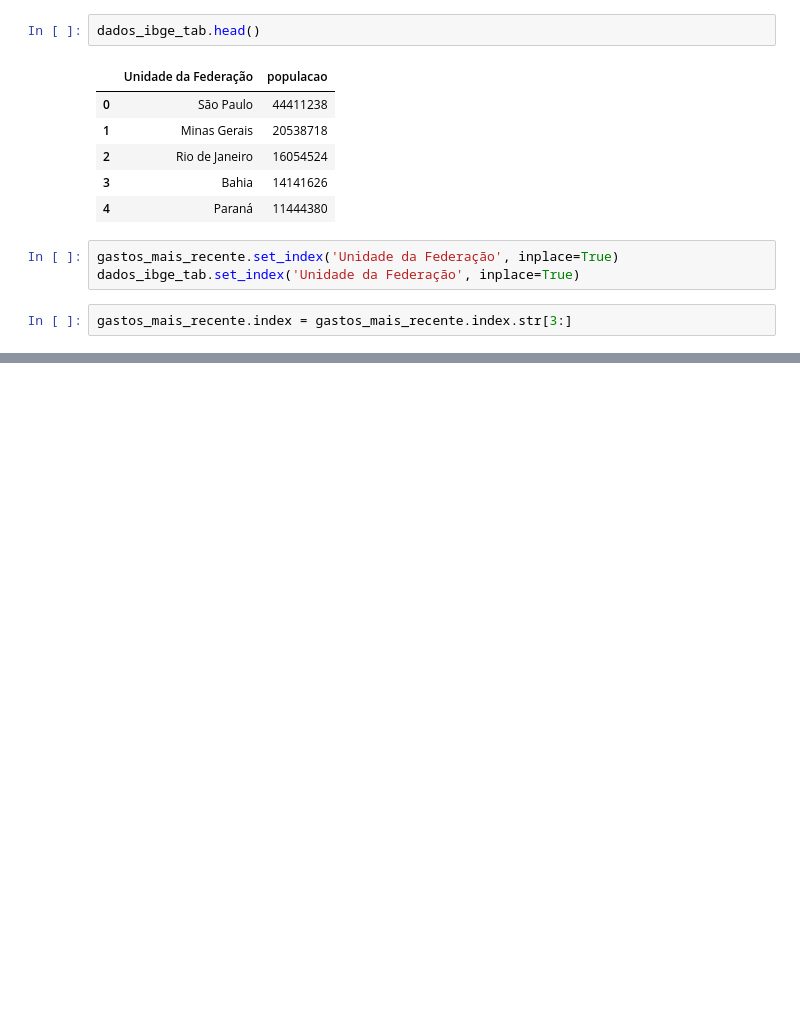
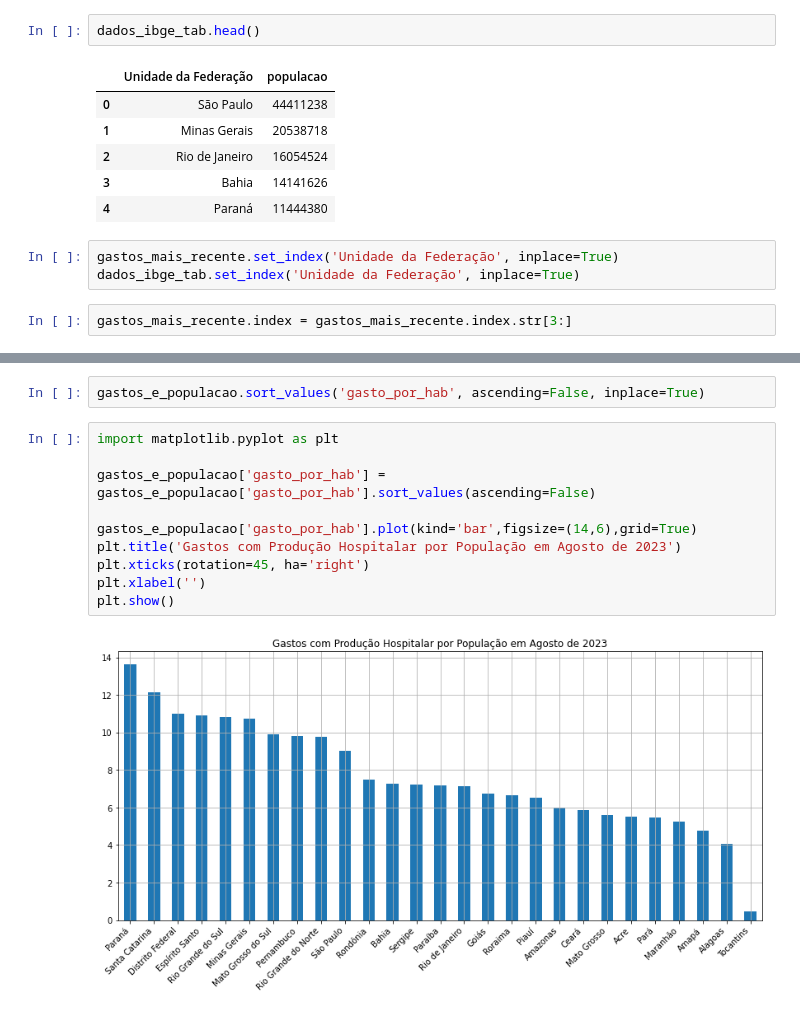
Before and after one commit to mvsampaio98/Data_Science, a Jupyter notebook: Estudos/FIAP/Fase1/2_Tratamento_Exploração_Visualização.ipynb, the cells around one changed output, grey strips where cells are left out. Saved outputs shown, nothing was run; the diff lists cells and outputs as text; blank space fills up the shorter version.

```diff
--- a/Estudos/FIAP/Fase1/2_Tratamento_Exploração_Visualização.ipynb
+++ b/Estudos/FIAP/Fase1/2_Tratamento_Exploração_Visualização.ipynb
@@ -111,0 +123,14 @@ dados_ibge_tab.join(gastos_mais_recente)
+# %%
+gastos_e_populacao.sort_values('gasto_por_hab', ascending=False, inplace=True)
+# %%
+import matplotlib.pyplot as plt
+
+gastos_e_populacao['gasto_por_hab'] = gastos_e_populacao['gasto_por_hab'].sort_values(ascending=False)
+
+gastos_e_populacao['gasto_por_hab'].plot(kind='bar',figsize=(14,6),grid=True)
+plt.title('Gastos com Produção Hospitalar por População em Agosto de 2023')
+plt.xticks(rotation=45, ha='right')
+plt.xlabel('')
+plt.show()
+# %% [output]
+[figure, added]
```
Also changed, not shown: parts of 25 cells of this notebook, 1 other file.
